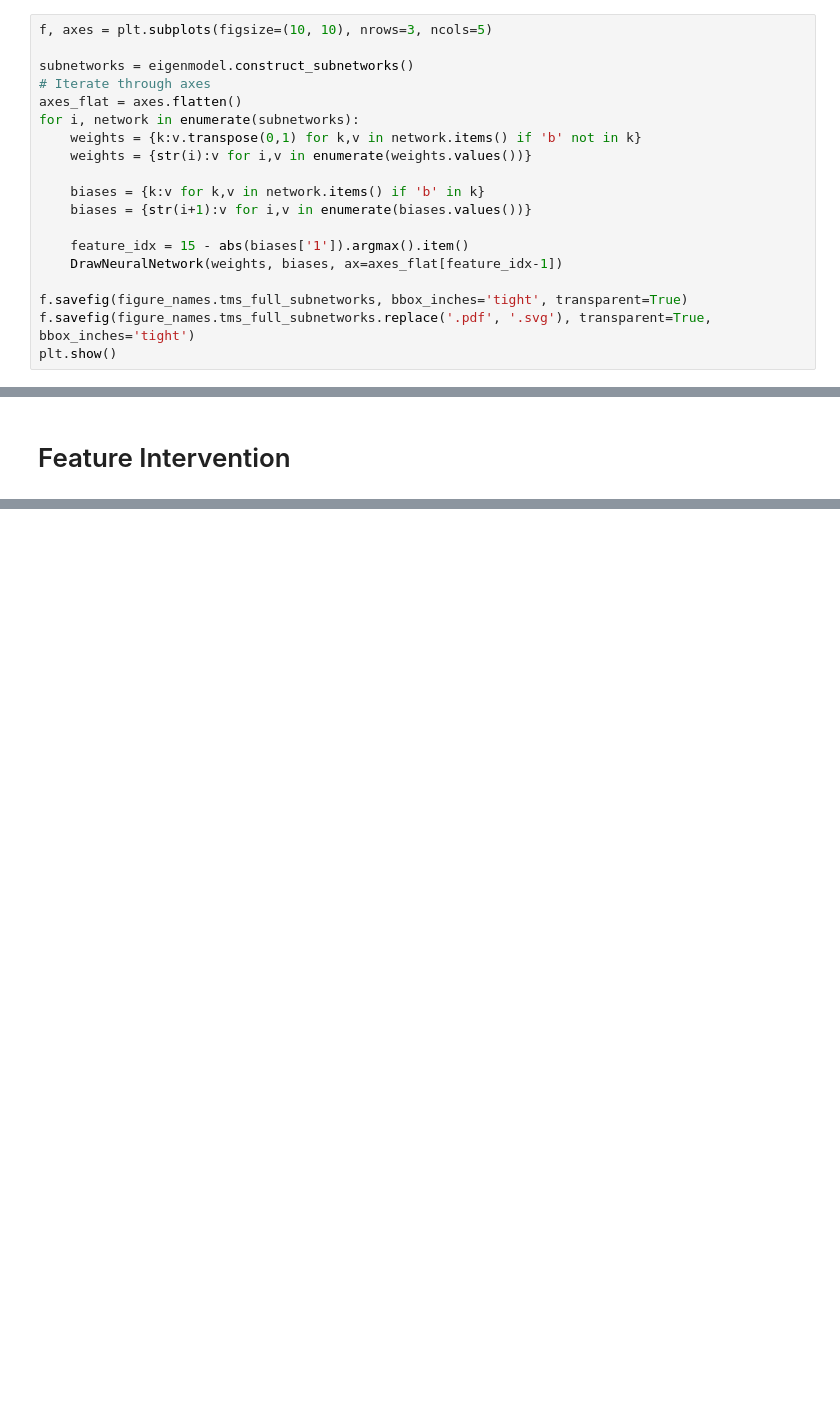
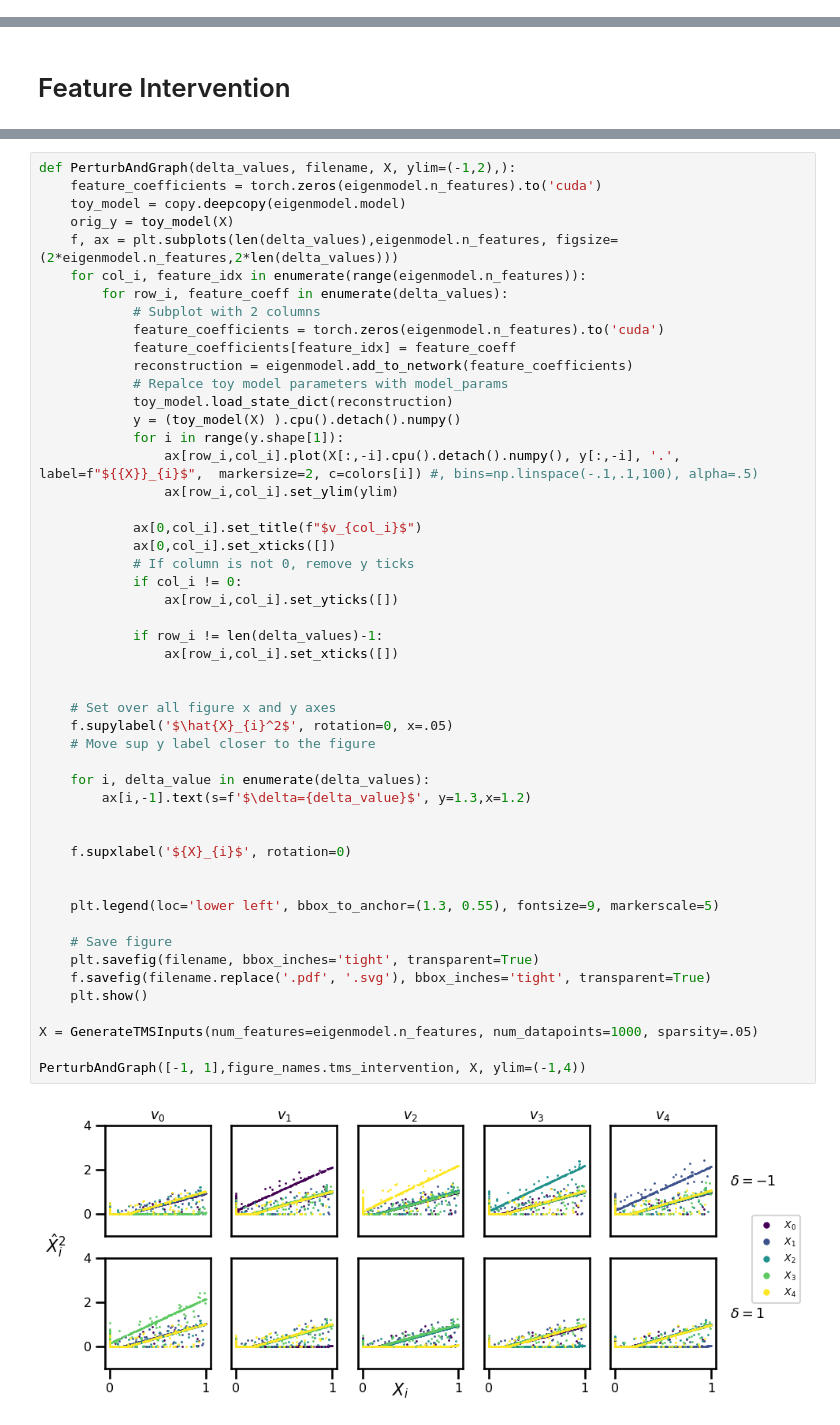
Before and after one commit to briannachrisman/eigenestimation, a Jupyter notebook: notebooks/tm1_tms.ipynb, the cells around one changed output, grey strips where cells are left out. Saved outputs shown, nothing was run; the diff lists cells and outputs as text; blank space fills up the shorter version.

```diff
--- a/notebooks/tm1_tms.ipynb
+++ b/notebooks/tm1_tms.ipynb
@@ -134,19 +151,0 @@ figure_names.tms_first_5_subnetworks
-# %%
-f, axes = plt.subplots(figsize=(10, 10), nrows=3, ncols=5)
-
-subnetworks = eigenmodel.construct_subnetworks()
-# Iterate through axes
-axes_flat = axes.flatten()
-for i, network in enumerate(subnetworks):
-    weights = {k:v.transpose(0,1) for k,v in network.items() if 'b' not in k}
-    weights = {str(i):v for i,v in enumerate(weights.values())}
-
-    biases = {k:v for k,v in network.items() if 'b' in k}
-    biases = {str(i+1):v for i,v in enumerate(biases.values())}
-
-    feature_idx = 15 - abs(biases['1']).argmax().item()
-    DrawNeuralNetwork(weights, biases, ax=axes_flat[feature_idx-1])
-
-f.savefig(figure_names.tms_full_subnetworks, bbox_inches='tight', transparent=True)
-f.savefig(figure_names.tms_full_subnetworks.replace('.pdf', '.svg'), transparent=True, bbox_inches='tight')
-plt.show()
@@ -271,0 +154,52 @@ for subnetwork_idx in range(15):
+# %%
+def PerturbAndGraph(delta_values, filename, X, ylim=(-1,2),):
+    feature_coefficients = torch.zeros(eigenmodel.n_features).to('cuda')
+    toy_model = copy.deepcopy(eigenmodel.model)
+    orig_y = toy_model(X)
+    f, ax = plt.subplots(len(delta_values),eigenmodel.n_features, figsize=(2*eigenmodel.n_features,2*len(delta_values)))
+    for col_i, feature_idx in enumerate(range(eigenmodel.n_features)):
+        for row_i, feature_coeff in enumerate(delta_values):
+            # Subplot with 2 columns
+            feature_coefficients = torch.zeros(eigenmodel.n_features).to('cuda')
+            feature_coefficients[feature_idx] = feature_coeff
+            reconstruction = eigenmodel.add_to_network(feature_coefficients)
+            # Repalce toy model parameters with model_params
+            toy_model.load_state_dict(reconstruction)
+            y = (toy_model(X) ).cpu().detach().numpy()
+            for i in range(y.shape[1]):
+                ax[row_i,col_i].plot(X[:,-i].cpu().detach().numpy(), y[:,-i], '.', label=f"${{X}}_{i}$",  markersize=2, c=colors[i]) #, bins=np.linspace(-.1,.1,100), alpha=.5)
+                ax[row_i,col_i].set_ylim(ylim)
+
+            ax[0,col_i].set_title(f"$v_{col_i}$")
+            ax[0,col_i].set_xticks([])
+            # If column is not 0, remove y ticks
+            if col_i != 0:
+                ax[row_i,col_i].set_yticks([])
+
+            if row_i != len(delta_values)-1:
+                ax[row_i,col_i].set_xticks([])
+
+
+    # Set over all figure x and y axes
+    f.supylabel('$\hat{X}_{i}^2$', rotation=0, x=.05)
+    # Move sup y label closer to the figure
+
+    for i, delta_value in enumerate(delta_values):
+        ax[i,-1].text(s=f'$\delta={delta_value}$', y=1.3,x=1.2)
+
+
+    f.supxlabel('${X}_{i}$', rotation=0)
+
+
+    plt.legend(loc='lower left', bbox_to_anchor=(1.3, 0.55), fontsize=9, markerscale=5)
+
+    # Save figure
+    plt.savefig(filename, bbox_inches='tight', transparent=True)
+    f.savefig(filename.replace('.pdf', '.svg'), bbox_inches='tight', transparent=True)
+    plt.show()
+
+X = GenerateTMSInputs(num_features=eigenmodel.n_features, num_datapoints=1000, sparsity=.05)
+
+PerturbAndGraph([-1, 1],figure_names.tms_intervention, X, ylim=(-1,4))
+# %% [output]
+[figure, added]
```
Also changed, not shown: parts of 13 cells of this notebook, 45 other files.
